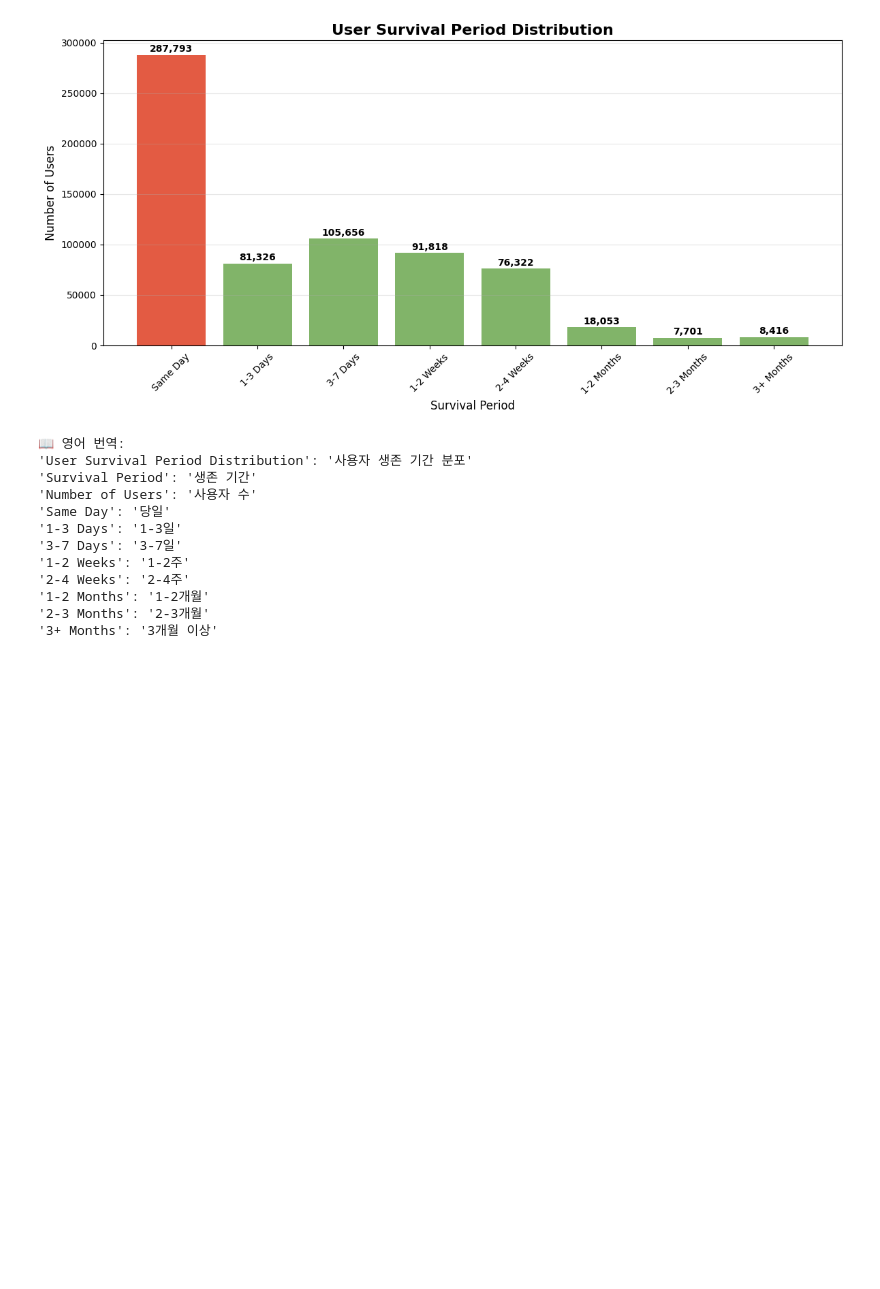
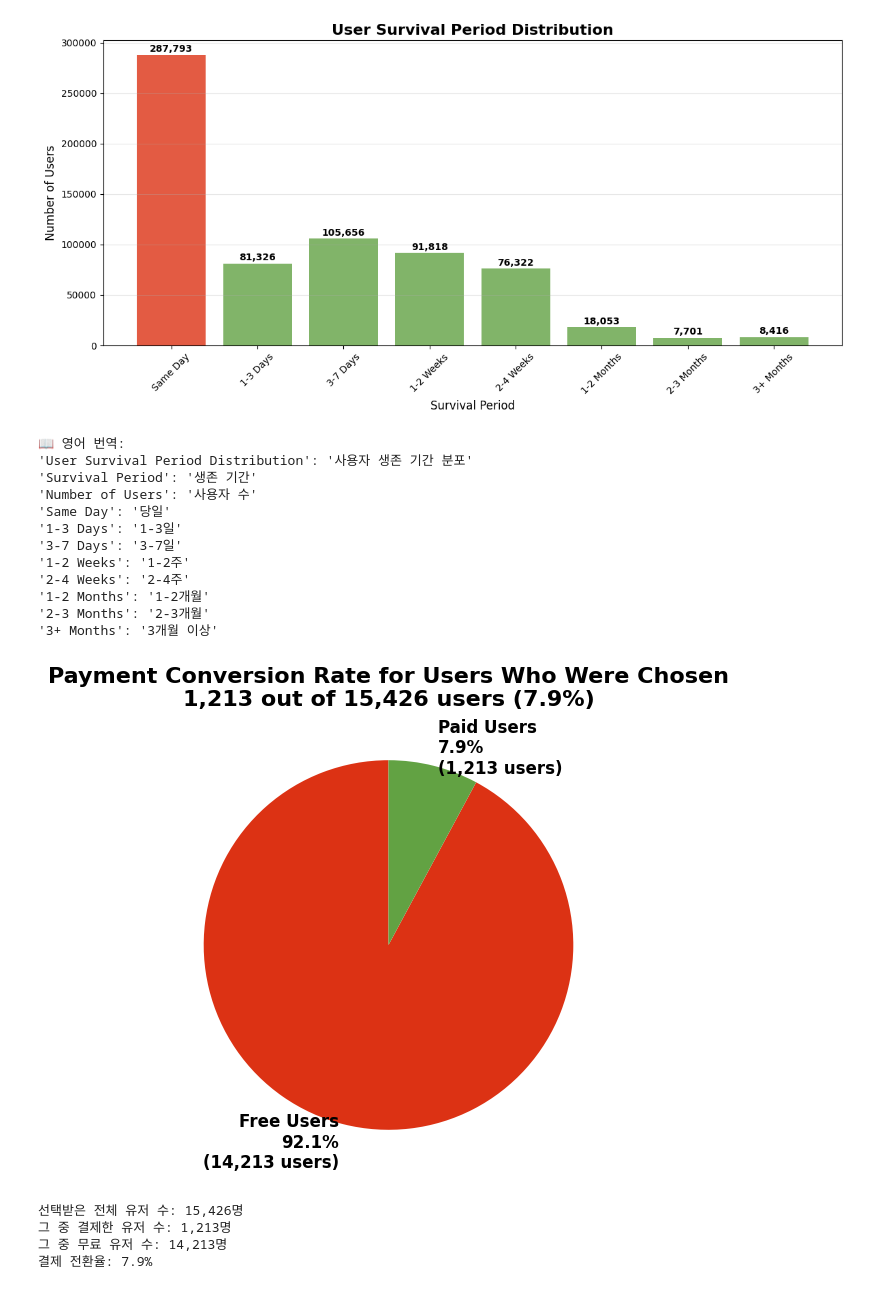
Before and after one commit to goodnews724/sprint_final_project, a Jupyter notebook: notebooks/hojae.ipynb, the cells around one changed output. Saved outputs shown, nothing was run; the diff lists cells and outputs as text; code cells hidden in the pictures; blank space fills up the shorter version.

```diff
--- a/notebooks/hojae.ipynb
+++ b/notebooks/hojae.ipynb
@@ -6518,3 +6775,48 @@ print("'3+ Months': '3개월 이상'")
 '1-2 Months': '1-2개월'
 '2-3 Months': '2-3개월'
 '3+ Months': '3개월 이상'
+# %%
+import pandas as pd
+import matplotlib.pyplot as plt
+import os
+
+# 데이터 로드
+data_dir = "/home/jovyan/work/data"
+
+# 한번이라도 선택받은 유저들
+vote_df = pd.read_csv(os.path.join(data_dir, 'accounts_userquestionrecord_processed.csv'))
+chosen_users = set(vote_df['chosen_user_id'].dropna().unique())
+
+# 결제 유저들
+payment_df = pd.read_csv(os.path.join(data_dir, 'accounts_paymenthistory.csv'))
+paid_users = set(payment_df['user_id'].unique())
+
+# 선택받은 유저 중 결제한 유저
+chosen_and_paid = len(chosen_users & paid_users)
+chosen_total = len(chosen_users)
+chosen_free = chosen_total - chosen_and_paid
+conversion_rate = chosen_and_paid / chosen_total * 100
+
+# 파이차트
+plt.figure(figsize=(8, 6))
+sizes = [chosen_free, chosen_and_paid]
+labels = [f'Free Users\n{100-conversion_rate:.1f}%\n({chosen_free:,} users)',
+          f'Paid Users\n{conversion_rate:.1f}%\n({chosen_and_paid:,} users)']
+colors = ['#dc3214', '#62a243']
+
+plt.pie(sizes, labels=labels, colors=colors, autopct='', startangle=90,
+        textprops={'fontsize': 12, 'weight': 'bold'})
+plt.title(f'Payment Conversion Rate for Users Who Were Chosen\n{chosen_and_paid:,} out of {chosen_total:,} users ({conversion_rate:.1f}%)',
+          fontsize=16, fontweight='bold')
+plt.show()
+
+print(f"선택받은 전체 유저 수: {chosen_total:,}명")
+print(f"그 중 결제한 유저 수: {chosen_and_paid:,}명")
+print(f"그 중 무료 유저 수: {chosen_free:,}명")
+print(f"결제 전환율: {conversion_rate:.1f}%")
+# %% [output]
+[figure, added]
+선택받은 전체 유저 수: 15,426명
+그 중 결제한 유저 수: 1,213명
+그 중 무료 유저 수: 14,213명
+결제 전환율: 7.9%
```
Also changed, not shown: parts of 19 cells of this notebook, 2 other files.
